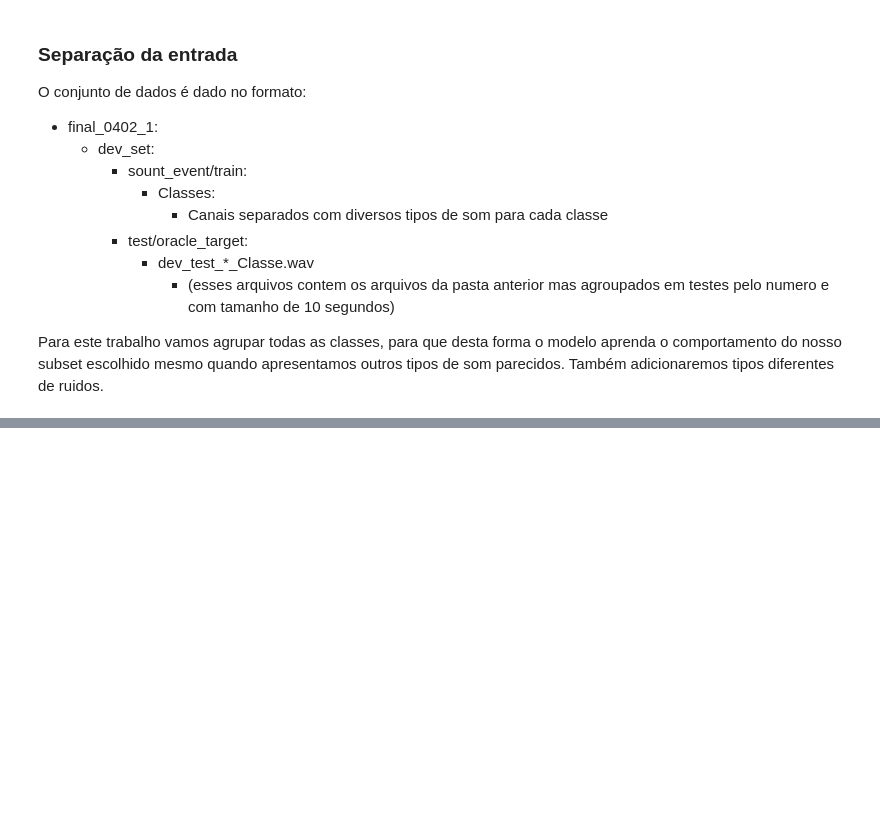
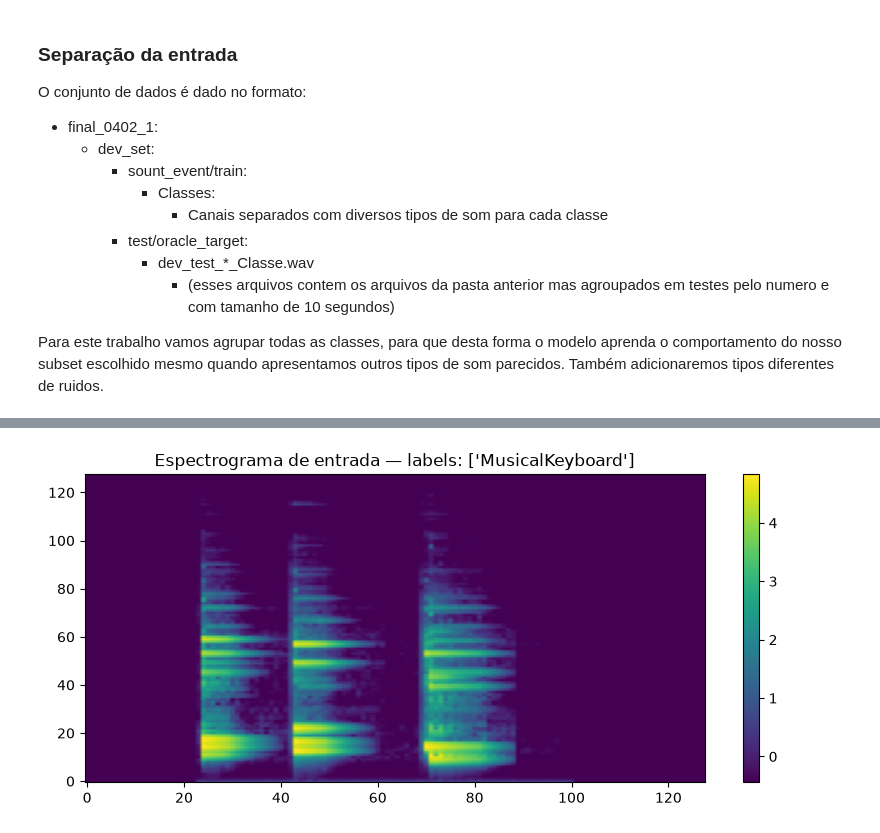
Before and after one commit to Erik-Morbach/TrabalhoGb, a Jupyter notebook: Relatório final.ipynb, the cells around one changed output, grey strips where cells are left out. Cells and saved outputs as stored; diff of their text form; code cells hidden in the pictures; blank space fills up the shorter version.

```diff
--- a/Relatório final.ipynb
+++ b/Relatório final.ipynb
@@ -111,0 +209,15 @@ for file_name in paths:
+# %%
+from sklearn.model_selection import train_test_split
+
+X_train, X_val, y_train, y_val = train_test_split(
+    X, y, test_size=0.2, random_state=42
+)
+
+print(f'Treino:    {len(X_train)} amostras')
+print(f'Validação: {len(X_val)} amostras')
+print(f'\nDistribuição no treino:')
+for cls, count in zip(DESIRED_CLASSES, y_train.sum(axis=0).astype(int)):
+    print(f'  {cls}: {count}')
+print(f'\nDistribuição na validação:')
+for cls, count in zip(DESIRED_CLASSES, y_val.sum(axis=0).astype(int)):
+    print(f'  {cls}: {count}')
@@ -175,3 +438,13 @@ Formato preparado para o modelo: (1, 128, 128, 1)
+# %%
+input_data = X_val[0:1]  # (1, 128, 128, 1) — primeira amostra de validação
+
+plt.figure(figsize=(10, 4))
+plt.imshow(input_data[0].squeeze(), aspect='auto', origin='lower')
+plt.title(f'Espectrograma de entrada — labels: {[DESIRED_CLASSES[i] for i, v in enumerate(y_val[0]) if v == 1]}')
+plt.colorbar()
+plt.show()
+# %% [output]
+[figure, added]
 # %%
 import tensorflow as tf
 from tensorflow.keras import layers, models
```
Also changed, not shown: parts of 23 cells of this notebook.
